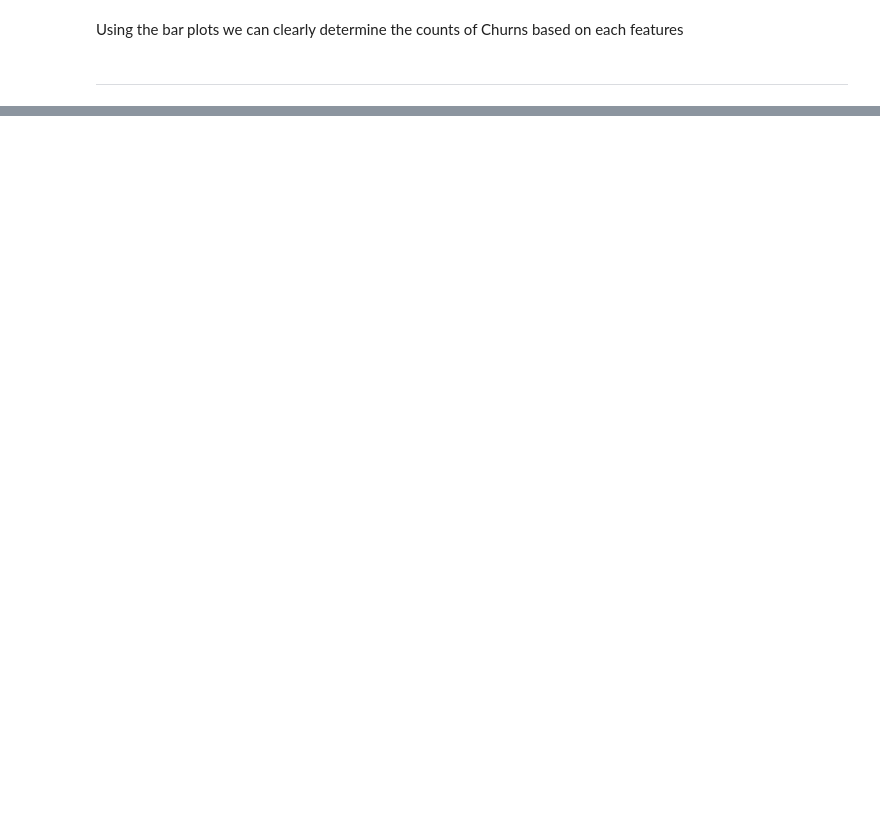
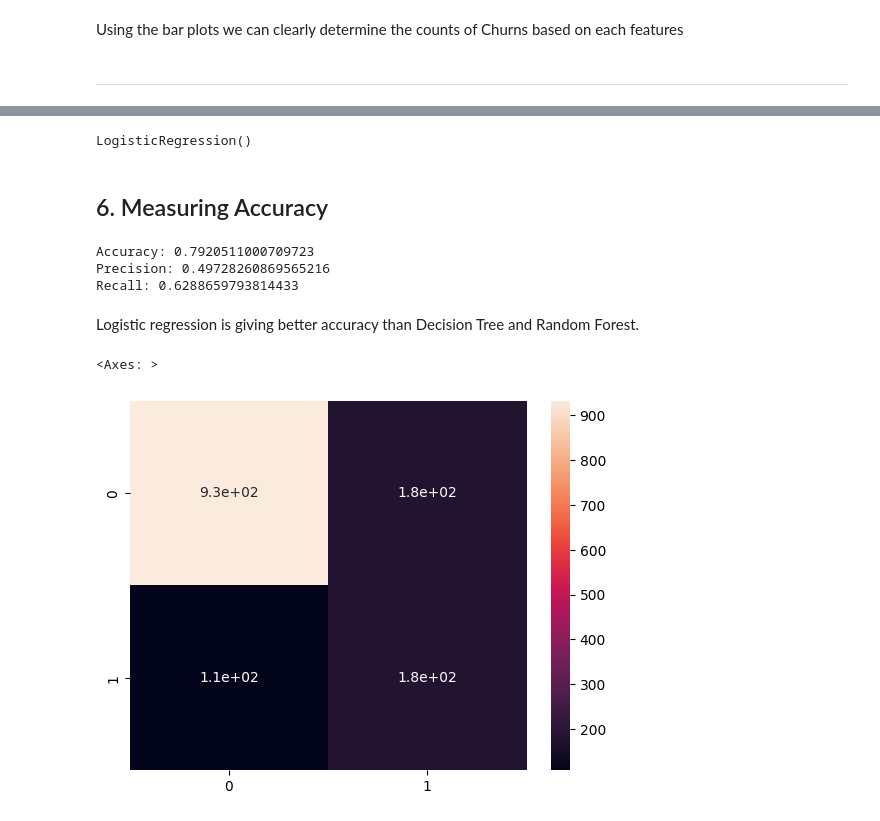
Before and after one commit to arpanmndl/telco_customer_churn, a Jupyter notebook: telco_customer_churn.ipynb, the cells around one changed output, grey strips where cells are left out. Saved outputs shown, nothing was run; the diff lists cells and outputs as text; code cells hidden in the pictures; blank space fills up the shorter version.

Commit message:
Feature Engineering, Feature Scaling and Model Building done. Need to make some changes that will help to make the model better

```diff
--- a/telco_customer_churn.ipynb
+++ b/telco_customer_churn.ipynb
@@ -320,0 +459,11 @@ for feature in cont_ft:
+# %%
+# filtering out the selected features
+selected_ft = [X_train.columns[i] for i in range(len(X_train.columns)) if feature_sel_model.get_support()[i] == True]
+
+# train data
+X_train = X_train[selected_ft]
+
+# test data
+X_test = X_test[selected_ft]
+
+#X_train.shape[1]
@@ -320,0 +477,36 @@ for feature in cont_ft:
+# %%
+# # Decision Tree
+# classifier = DecisionTreeClassifier()
+# classifier.fit(X_train , y_train)
+
+#Logistic Regression
+classifier = LogisticRegression()
+classifier.fit(X_train , y_train)
+
+# # Random Forest
+# classifier = RandomForestClassifier(n_estimators=100 , max_depth=3)
+# classifier.fit(X_train, y_train)
+# %% [output]
+LogisticRegression()
+# %%
+y_pred = classifier.predict(X_test)
+# %% [markdown]
+## 6. Measuring Accuracy
+# %%
+acc = accuracy_score(y_pred , y_test)
+cf  = confusion_matrix(y_pred , y_test)
+precision  = precision_score(y_pred , y_test)
+recall  = recall_score(y_pred , y_test)
+
+print(f"Accuracy: {acc}\nPrecision: {precision}\nRecall: {recall}")
+# %% [output]
+Accuracy: 0.7920511000709723
+Precision: 0.49728260869565216
+Recall: 0.6288659793814433
+# %% [markdown]
+Logistic regression is giving better accuracy than Decision Tree and Random Forest.
+# %%
+sns.heatmap(cf, annot=True)
+# %% [output]
+<Axes: >
+[figure, added]
```
Also changed, not shown: parts of 44 cells of this notebook.
